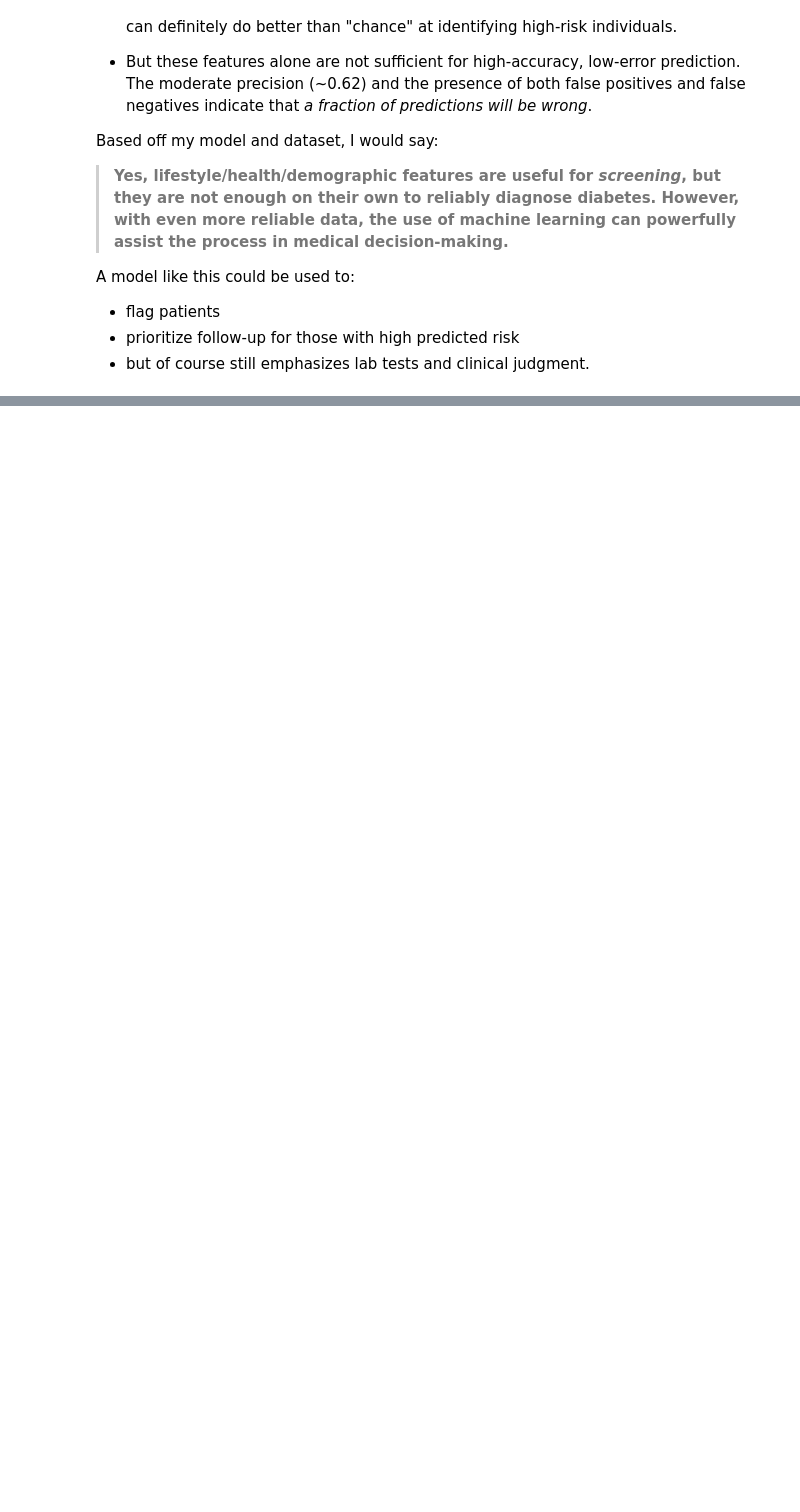
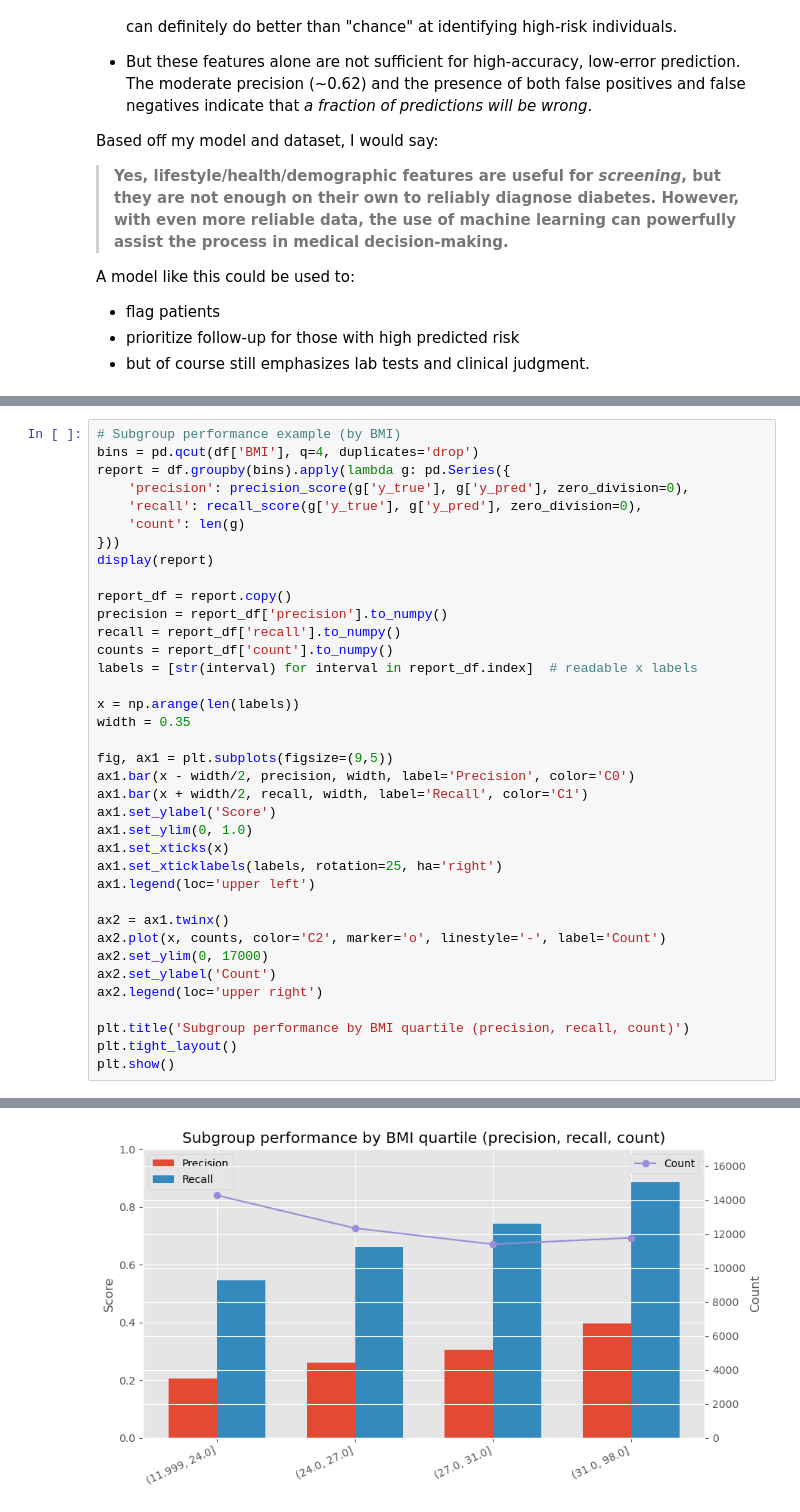
Before and after one commit to rytgo/CS171-PROJECT, a Jupyter notebook: visual_analysis.ipynb, the cells around one changed output, grey strips where cells are left out. Drawn from its saved outputs; the diff is of its cells as text; blank space fills up the shorter version.

```diff
--- a/visual_analysis.ipynb
+++ b/visual_analysis.ipynb
@@ -224,0 +306,38 @@ A model like this could be used to:
+# %%
+# Subgroup performance example (by BMI)
+bins = pd.qcut(df['BMI'], q=4, duplicates='drop')
+report = df.groupby(bins).apply(lambda g: pd.Series({
+    'precision': precision_score(g['y_true'], g['y_pred'], zero_division=0),
+    'recall': recall_score(g['y_true'], g['y_pred'], zero_division=0),
+    'count': len(g)
+}))
+display(report)
+
+report_df = report.copy()
+precision = report_df['precision'].to_numpy()
+recall = report_df['recall'].to_numpy()
+counts = report_df['count'].to_numpy()
+labels = [str(interval) for interval in report_df.index]  # readable x labels
+
+x = np.arange(len(labels))
+width = 0.35
+
+fig, ax1 = plt.subplots(figsize=(9,5))
+ax1.bar(x - width/2, precision, width, label='Precision', color='C0')
+ax1.bar(x + width/2, recall, width, label='Recall', color='C1')
+ax1.set_ylabel('Score')
+ax1.set_ylim(0, 1.0)
+ax1.set_xticks(x)
+ax1.set_xticklabels(labels, rotation=25, ha='right')
+ax1.legend(loc='upper left')
+
+ax2 = ax1.twinx()
+ax2.plot(x, counts, color='C2', marker='o', linestyle='-', label='Count')
+ax2.set_ylim(0, 17000)
+ax2.set_ylabel('Count')
+ax2.legend(loc='upper right')
+
+plt.title('Subgroup performance by BMI quartile (precision, recall, count)')
+plt.tight_layout()
+plt.show()
+# %% [output]
@@ -224,0 +350 @@ A model like this could be used to:
+[figure, added]
```
Also changed, not shown: parts of 13 cells of this notebook, 5 other files.
